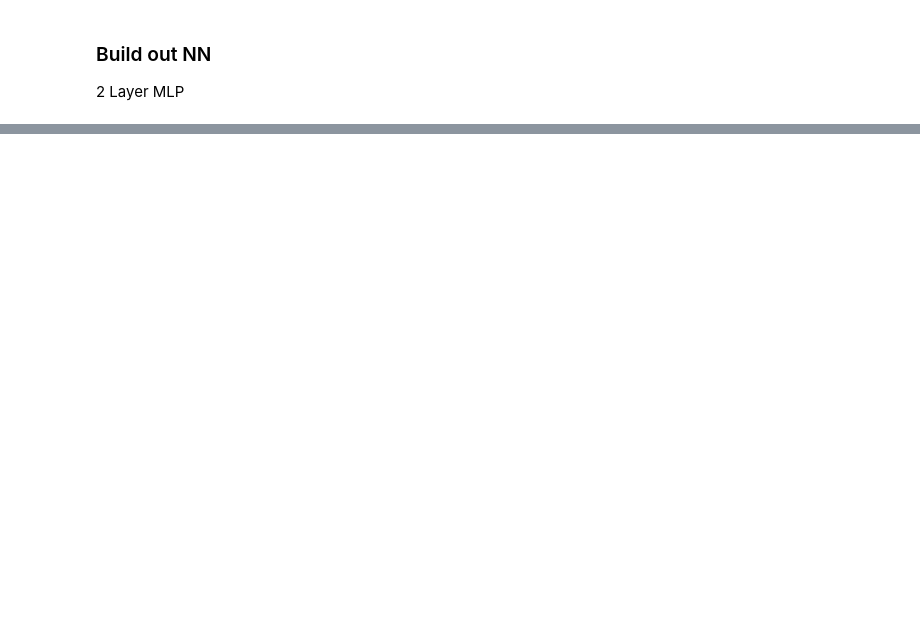
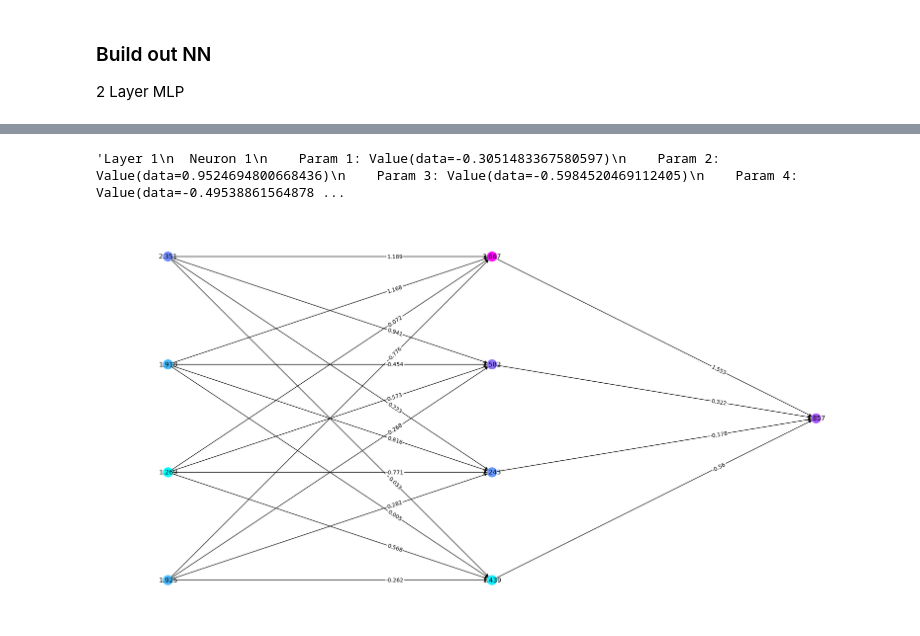
Before and after one commit to cake-dev/NeuralNetworks, a Jupyter notebook: micrograd_scratch_nn.ipynb, the cells around one changed output, grey strips where cells are left out. Cells and saved outputs as stored; diff of their text form; code cells hidden in the pictures; blank space fills up the shorter version.

```diff
--- a/micrograd_scratch_nn.ipynb
+++ b/micrograd_scratch_nn.ipynb
@@ -385,4 +420,2 @@ class MLP:
 # %%
-x = [2.0, 3.0, -1.0]
 n = MLP(3, [4, 4, 1])
-n(x)
@@ -394,0 +422,8 @@ draw_graph(n(x))
+# %%
+xs = [
+  [2.0, 3.0, -1.0],
+  [3.0, -1.0, 0.5],
+  [0.5, 1.0, 1.0],
+  [1.0, 1.0, -1.0],
+]
+ys = [1.0, -1.0, -1.0, 1.0] # desired targets
@@ -394,0 +475,40 @@ draw_graph(n(x))
+# %%
+layers = n.describe()
+# %%
+layers
+# %% [output]
+'Layer 1\n  Neuron 1\n    Param 1: Value(data=-0.3051483367580597)\n    Param 2: Value(data=0.9524694800668436)\n    Param 3: Value(data=-0.5984520469112405)\n    Param 4: Value(data=-0.49538861564878 ...
+# %%
+def plot_network(description):
+    plt.figure(figsize=(20, 10))  # Set the size of the figure
+    layers = description.split('Layer ')
+    G = nx.DiGraph()
+    importance = {}  # Dictionary to store the importance of each node
+    edge_labels = {}  # Dictionary to store the edge labels
+    for i in range(1, len(layers)):
+        neurons = layers[i].split('Neuron ')
+        for j in range(1, len(neurons)):
+            node_name = f'L{i}N{j}'
+            G.add_node(node_name, subset=i)
+            # Compute the importance of the node as the sum of the absolute values of its parameters
+            params = [float(param.split('=')[1].rstrip(')\n ')) for param in neurons[j].split('Param ')[1:]]
+            importance[node_name] = round(sum(abs(param) for param in params), 3)
+            if i > 1:
+                for k in range(1, len(layers[i-1].split('Neuron '))):
+                    edge = (f'L{i-1}N{k}', node_name)
+                    G.add_edge(*edge)
+                    # Add the weight of the edge as the label
+                    edge_labels[edge] = round(params[k-1], 3)
+    pos = nx.multipartite_layout(G)
+    # Normalize the importance values to the range [0, 1] for coloring
+    max_importance = max(importance.values())
+    colors = [importance[node] / max_importance for node in G.nodes]
+    nx.draw(G, pos, node_color=colors, with_labels=False, cmap=plt.cm.cool)
+    nx.draw_networkx_labels(G, pos, labels=importance)
+    nx.draw_networkx_edge_labels(G, pos, edge_labels=edge_labels, label_pos=0.3,
+                             bbox=dict(facecolor='white', edgecolor='none', boxstyle='round,pad=0.1'))
+    plt.show()
+
+plot_network(layers)
+# %% [output]
+[figure, added]
```
Also changed, not shown: parts of 18 cells of this notebook, 1 other file.
